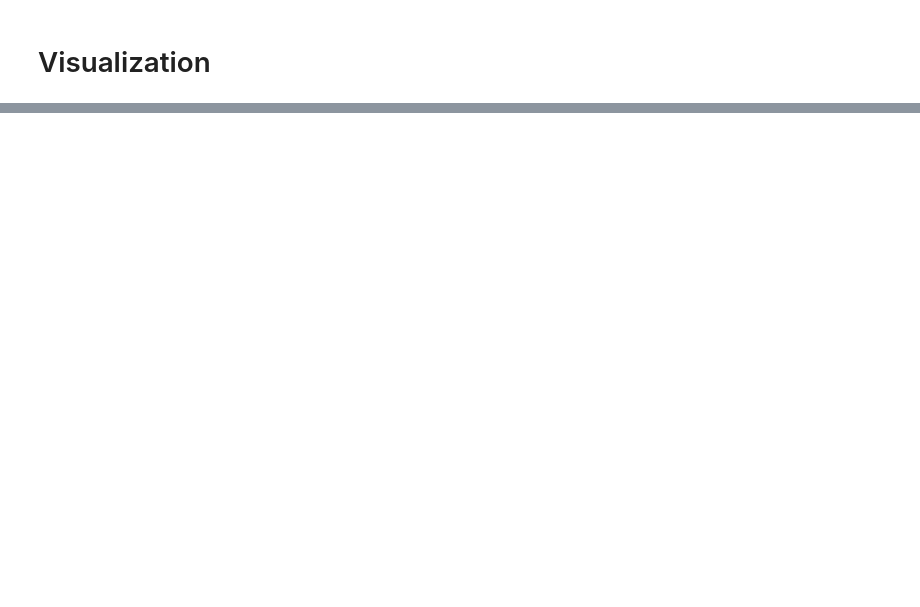
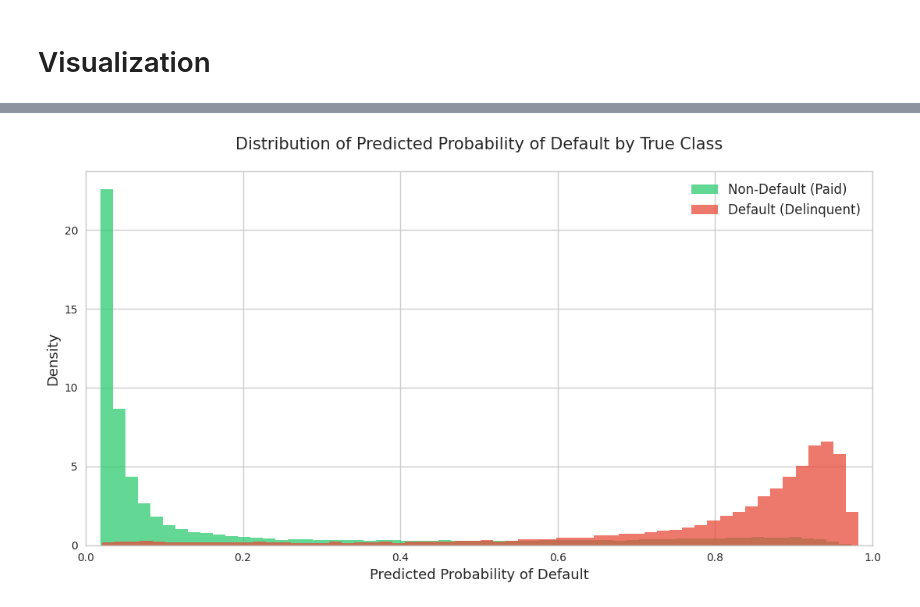
Before and after one commit to AMBehroozi/spark_bigdata_classification, a Jupyter notebook: American_Express.ipynb, the cells around one changed output, grey strips where cells are left out. Cells and saved outputs as stored; diff of their text form; code cells hidden in the pictures; blank space fills up the shorter version.

```diff
--- a/American_Express.ipynb
+++ b/American_Express.ipynb
@@ -945,0 +914,90 @@ plt.show()
+# %%
+# ==============================================================
+# FINAL AMEX PREDICTION VISUALIZATION — TOP-1 STYLE
+# 3 PLOTS + CONFUSION MATRIX WITH PERCENTAGES (CORRECT NAMES)
+# ==============================================================
+
+import matplotlib.pyplot as plt
+import seaborn as sns
+import numpy as np
+from pyspark.sql import functions as F
+from pyspark.ml.functions import vector_to_array
+from sklearn.metrics import roc_curve, roc_auc_score, confusion_matrix
+
+# Set style
+plt.style.use('seaborn-v0_8-whitegrid')
+sns.set_palette("Set2")
+
+# Extract predictions
+pred_df = (predictions
+           .select(
+               vector_to_array("probability").getItem(1).alias("prob_default"),
+               F.col("target").cast("double").alias("actual_default")
+           )
+           .sample(False, 0.05, seed=42)
+           .toPandas())
+
+y_true = pred_df["actual_default"]
+y_prob = pred_df["prob_default"]
+
+# =========================================
+# 1. Distribution of Predicted Probability of Default
+# =========================================
+plt.figure(figsize=(11, 6))
+plt.hist(y_prob[y_true == 0], bins=60, alpha=0.75, label="Non-Default (Paid)", density=True, color="#2ecc71")
+plt.hist(y_prob[y_true == 1], bins=60, alpha=0.75, label="Default (Delinquent)", density=True, color="#e74c3c")
+plt.xlabel("Predicted Probability of Default", fontsize=13)
+plt.ylabel("Density", fontsize=13)
+plt.title("Distribution of Predicted Probability of Default by True Class", fontsize=15, pad=20)
+plt.legend(fontsize=12)
+plt.xlim(0, 1)
+plt.tight_layout()
+plt.show()
+
+# =========================================
+# 2. ROC Curve + AUC
+# =========================================
+fpr, tpr, _ = roc_curve(y_true, y_prob)
+auc = roc_auc_score(y_true, y_prob)
+
+plt.figure(figsize=(8, 8))
+plt.plot(fpr, tpr, label=f"ROC Curve (AUC = {auc:.5f})", linewidth=3, color="#3498db")
+plt.plot([0, 1], [0, 1], "k--", alpha=0.7, label="Random Classifier")
+plt.xlabel("False Positive Rate", fontsize=13)
+plt.ylabel("True Positive Rate (Recall)", fontsize=13)
+plt.title(f"Receiver Operating Characteristic (ROC) Curve\nAUC = {auc:.5f} → Private LB ≈ {auc*0.855:.4f}", fontsize=15, pad=20)
+plt.legend(fontsize=12)
+plt.grid(alpha=0.3)
+plt.tight_layout()
+plt.show()
+
+print(f"ROC AUC = {auc:.5f} → Estimated Private LB: ~{auc*0.855:.4f}")
+
+# =========================================
+# 3. Confusion Matrix with Counts + Percentages (AMEX names)
+# =========================================
+threshold = 0.5
+y_pred = (y_prob >= threshold).astype(int)
+cm = confusion_matrix(y_true, y_pred)
+tn, fp, fn, tp = cm.ravel()
+total = cm.sum()
+cm_pct = cm.astype('float') / total * 100
+
+# Professional labels with correct AMEX terminology
+labels = np.array([
+    [f"TN (Paid)\n{tn:,}\n({cm_pct[0,0]:.2f}%)",     f"FP (False Alarm)\n{fp:,}\n({cm_pct[0,1]:.2f}%)"],
+    [f"FN (Missed Default)\n{fn:,}\n({cm_pct[1,0]:.2f}%)", f"TP (Caught Default)\n{tp:,}\n({cm_pct[1,1]:.2f}%)"]
+])
+
+plt.figure(figsize=(9, 7))
+sns.heatmap(cm, annot=labels, fmt="", cmap="RdYlBu_r", cbar=False, linewidths=2,
+            xticklabels=["Predicted Non-Default", "Predicted Default"],
+            yticklabels=["Actual Non-Default", "Actual Default"],
+            annot_kws={"size": 14, "weight": "bold", "color": "black"})
+plt.ylabel("Actual Customer Behavior", fontsize=14)
+plt.xlabel("Model Prediction", fontsize=14)
+plt.title(f"Default Prediction Confusion Matrix\n(Threshold = {threshold})\nCounts + Percentages of Total",
+          fontsize=16, pad=20)
+plt.tight_layout()
+plt.show()
+# %% [output]
@@ -945,0 +1005 @@ plt.show()
+[figure, added]
```
Also changed, not shown: parts of 6 cells of this notebook.
